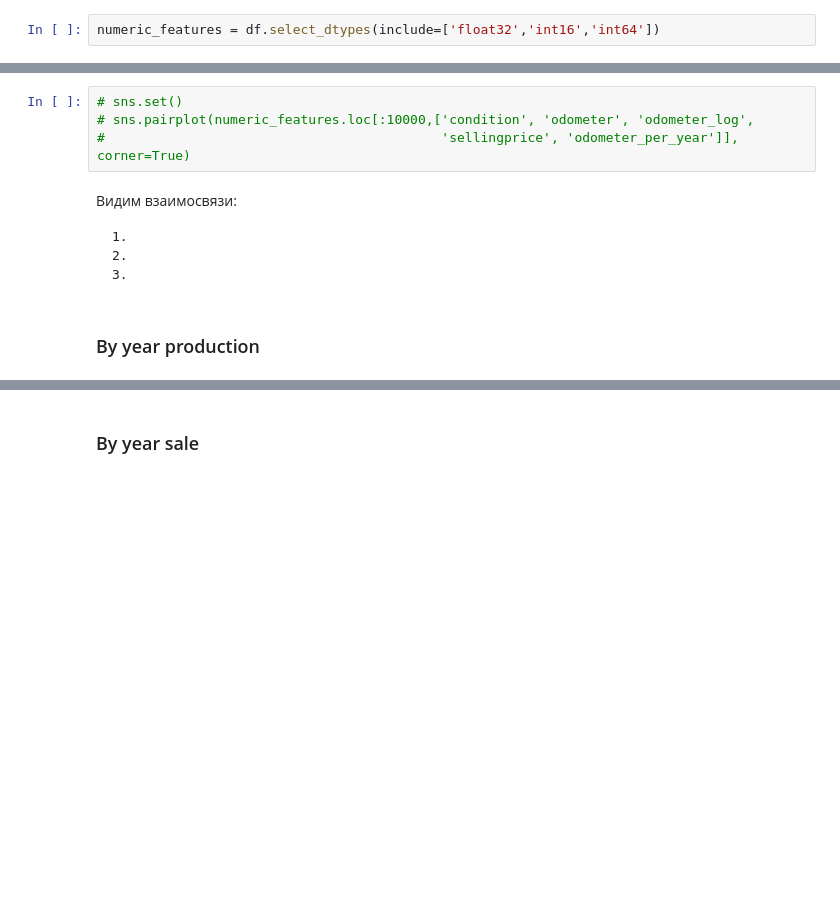
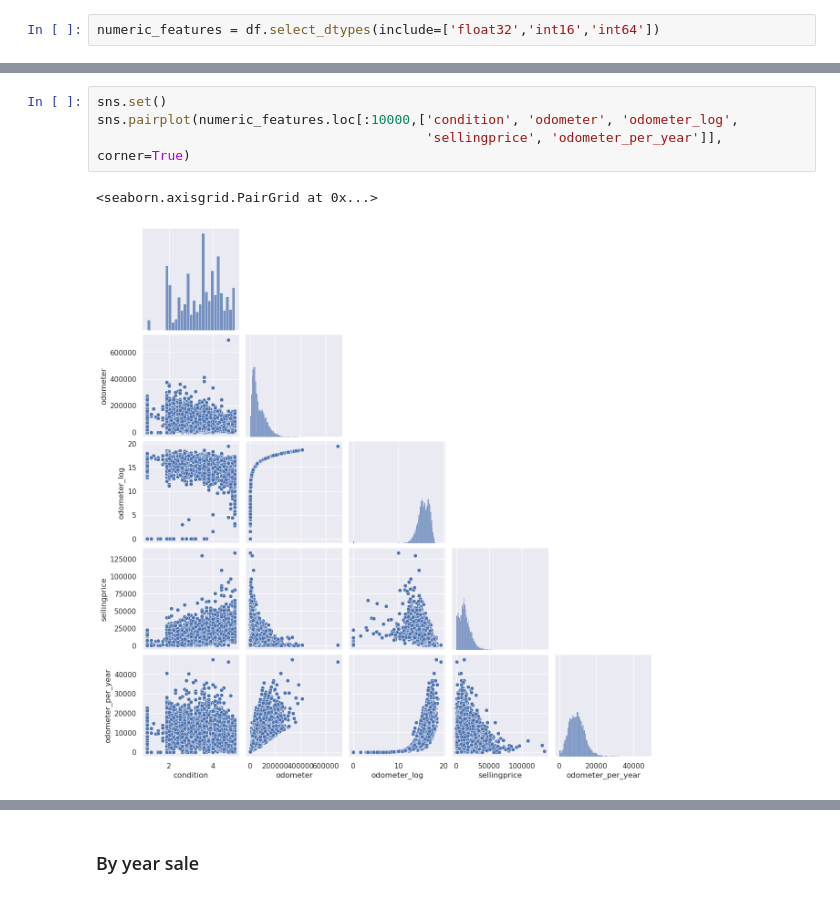
Before and after one commit to suartDS/predict-car-price, a Jupyter notebook: predict-auto-price.ipynb, the cells around one changed output, grey strips where cells are left out. Cells and saved outputs as stored; diff of their text form; blank space fills up the shorter version.

```diff
--- a/predict-auto-price.ipynb
+++ b/predict-auto-price.ipynb
@@ -603,12 +577,7 @@ numeric_features
 # %%
-# sns.set()
-# sns.pairplot(numeric_features.loc[:10000,['condition', 'odometer', 'odometer_log',
-#                                           'sellingprice', 'odometer_per_year']], corner=True)
+sns.set()
+sns.pairplot(numeric_features.loc[:10000,['condition', 'odometer', 'odometer_log',
+                                          'sellingprice', 'odometer_per_year']], corner=True)
+# %% [output]
+<seaborn.axisgrid.PairGrid at 0x...>
+[figure, added]
-# %% [markdown]
-Видим взаимосвязи:
-
-    1.
-    2.
-    3.
-# %% [markdown]
-### By year production
```
Also changed, not shown: parts of 132 cells of this notebook.
